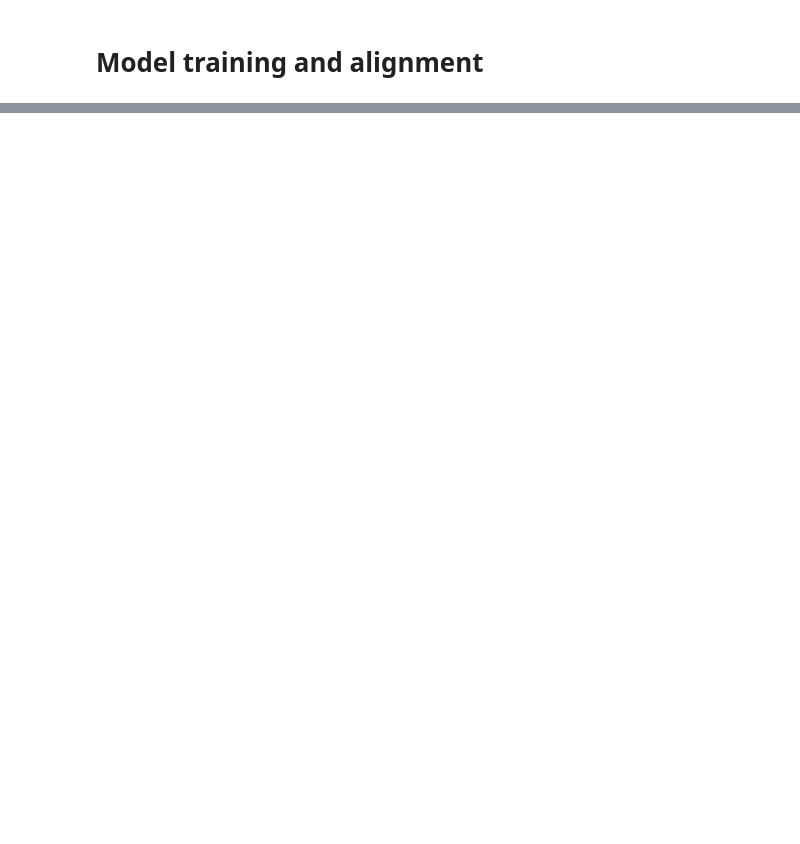
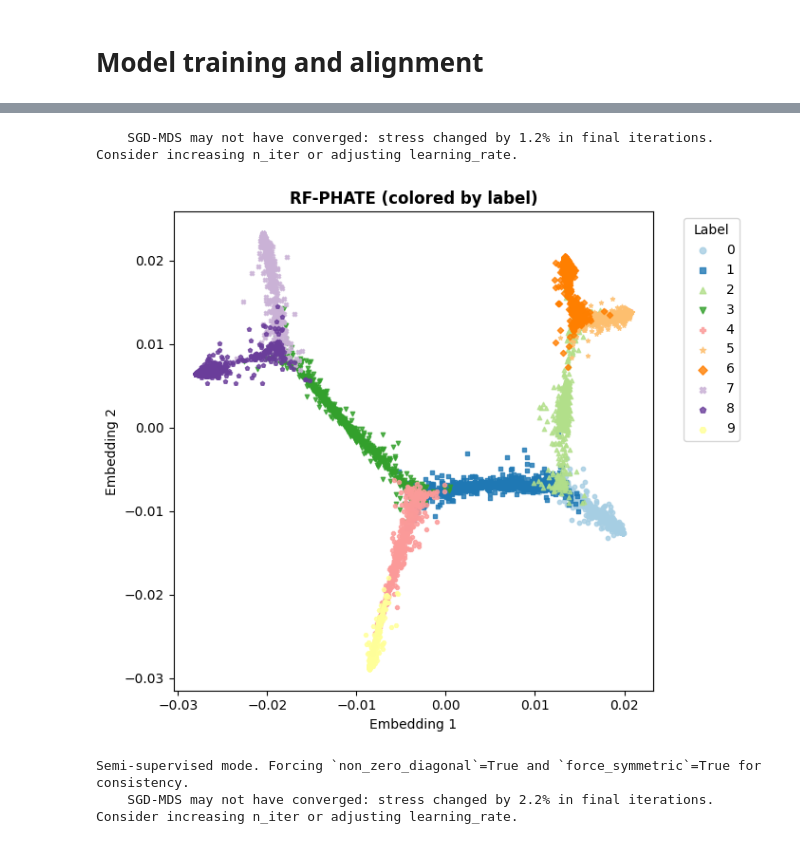
Before and after one commit to aumona/FoSTA-experiments, a Jupyter notebook: notebooks/experiment.ipynb, the cells around one changed output, grey strips where cells are left out. Cells and saved outputs as stored; diff of their text form; code cells hidden in the pictures; blank space fills up the shorter version.

Commit message:
new notebook experiment with rotated digit

```diff
--- a/notebooks/experiment.ipynb
+++ b/notebooks/experiment.ipynb
@@ -48 +56,17 @@ warnings.filterwarnings('ignore', category=UserWarning)
+# %%
+model_name = "KEMA"  # "MALI", "FROST", "KEMA", "JPamona", "Pamona", "scTopoGAN"
+embedder = "PHATE"
+
+mu = 0.5  # Intra-domain structure preservation strength
+gamma = 0.5  # For JPamona only (supervision strength for OT)
+
+# --- TOGGLE THIS TO SWITCH DATASETS ---
+DATASET_NAME = "tree"  # Options: "tree", "digits"
+# --------------------------------------
+
+# Parameters
+seed = 42
+n_noise = 0         # Noise features for Target
+frac_labeled = 0.9   # Semi-supervised labels
+remove_p_target = 0.5 # Imbalance (Remove % of target)
 # %% [markdown]
@@ -400,0 +426,56 @@ A good alignment shows:
+# %%
+def plot_rfphate_labels(z, y, title="RF-PHATE (colored by label)"):
+    """
+    z : (n_samples, 2) RF-PHATE embedding
+    y : label array (ints)
+    """
+
+    import numpy as np
+    import matplotlib.pyplot as plt
+
+    z = np.asarray(z)
+    y = np.asarray(y)
+
+    # --- Same color map & markers as your existing block ---
+    cmap_10_safe = plt.get_cmap("Paired")
+    markers_10 = ['o', 's', '^', 'v', 'P', '*', 'D', 'X', 'p', 'H']
+
+    unique_labels = np.unique(y)
+
+    plt.figure(figsize=(7, 6))
+
+    for i, label in enumerate(unique_labels):
+        idx = (y == label)
+        marker_idx = label % len(markers_10)
+
+        plt.scatter(
+            z[idx, 0], z[idx, 1],
+            color=cmap_10_safe(i / len(unique_labels)),
+            marker=markers_10[marker_idx],
+            alpha=0.8,
+            s=10,
+            label=str(label)
+        )
+
+    plt.title(title, fontweight="bold")
+    plt.xlabel("Embedding 1")
+    plt.ylabel("Embedding 2")
+    plt.legend(title="Label", markerscale=1.5, bbox_to_anchor=(1.05, 1))
+    plt.tight_layout()
+    plt.show()
+
+
+rfp = RFPHATE(n_components=2, beta=0.5, random_state=42)
+z = rfp.fit_transform(x_source, y_source)   # X: your dataset
+plot_rfphate_labels(z, y_source)
+# phate = PHATE(n_components=2)
+# z = phate.fit_transform(x_source)   # X: your dataset
+# plot_rfphate_labels(z, y_source, title="PHATE (colored by label)")
+
+z = rfp.fit_transform(x_target, y_target)   # X: your dataset
+plot_rfphate_labels(z, y_target)
+# %% [output]
+    SGD-MDS may not have converged: stress changed by 1.2% in final iterations. Consider increasing n_iter or adjusting learning_rate.
+[figure, added]
+Semi-supervised mode. Forcing `non_zero_diagonal`=True and `force_symmetric`=True for consistency.
+    SGD-MDS may not have converged: stress changed by 2.2% in final iterations. Consider increasing n_iter or adjusting learning_rate.
```
Also changed, not shown: parts of 12 cells of this notebook.
